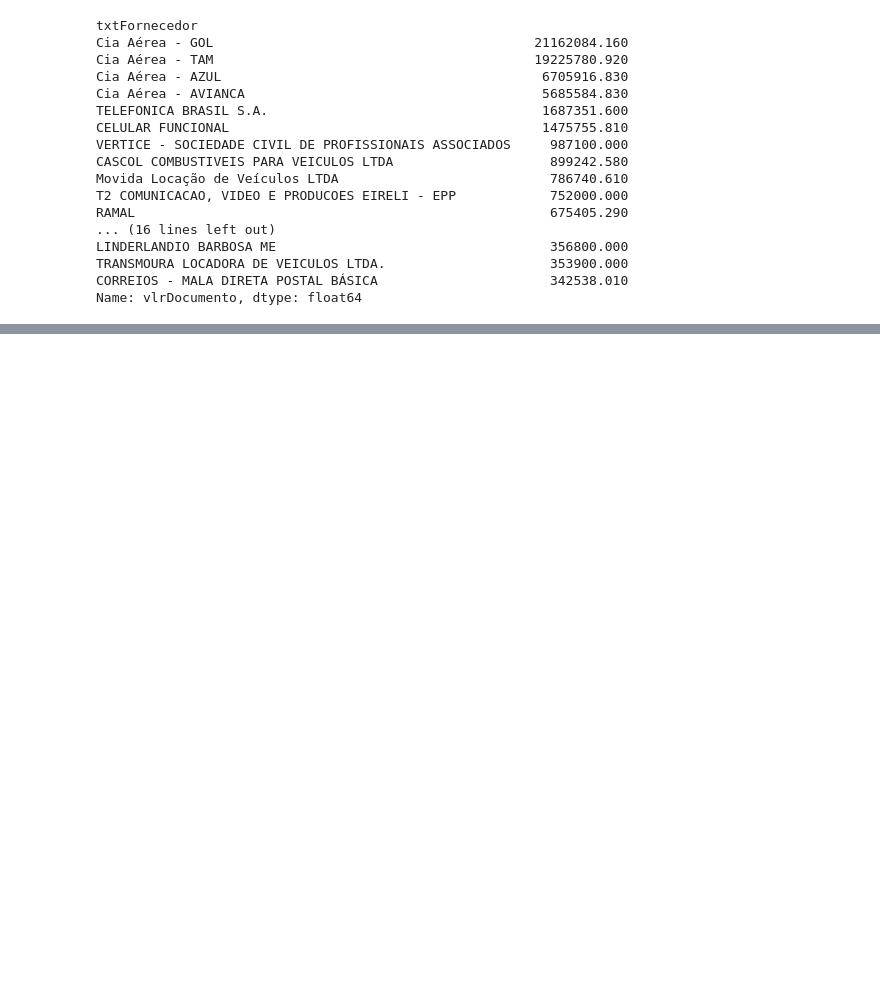
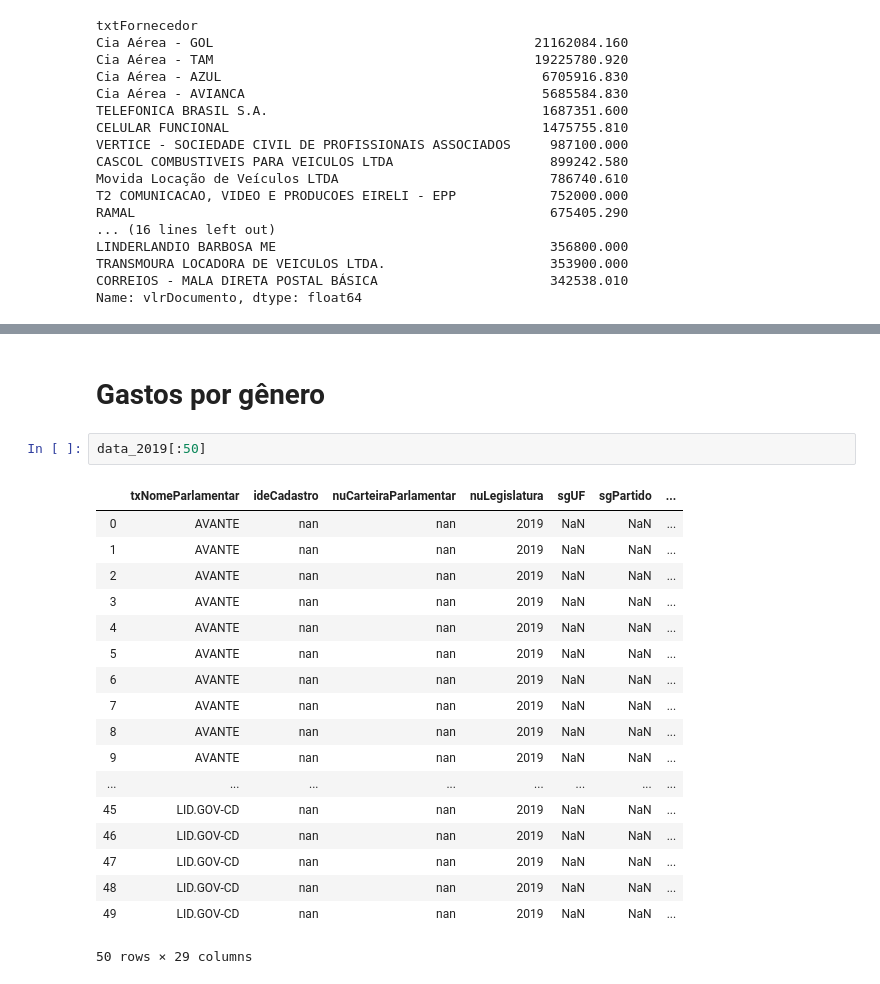
Before and after one commit to Marco87/Projects, a Jupyter notebook: Python/Semana Data Science/GastosDeputados.ipynb, the cells around one changed output, grey strips where cells are left out. Drawn from its saved outputs; the diff is of its cells as text; blank space fills up the shorter version.

```diff
--- a/Python/Semana Data Science/GastosDeputados.ipynb
+++ b/Python/Semana Data Science/GastosDeputados.ipynb
@@ -347,0 +404,23 @@ Name: vlrDocumento, dtype: float64
+# %% [markdown]
+# Gastos por gênero
+# %%
+data_2019[:50]
+# %% [output]
+|  | txNomeParlamentar | ideCadastro | nuCarteiraParlamentar | nuLegislatura | sgUF | sgPartido | ... |
+| 0 | AVANTE | nan | nan | 2019 | NaN | NaN | ... |
+| 1 | AVANTE | nan | nan | 2019 | NaN | NaN | ... |
+| 2 | AVANTE | nan | nan | 2019 | NaN | NaN | ... |
+| 3 | AVANTE | nan | nan | 2019 | NaN | NaN | ... |
+| 4 | AVANTE | nan | nan | 2019 | NaN | NaN | ... |
+| 5 | AVANTE | nan | nan | 2019 | NaN | NaN | ... |
+| 6 | AVANTE | nan | nan | 2019 | NaN | NaN | ... |
+| 7 | AVANTE | nan | nan | 2019 | NaN | NaN | ... |
+| 8 | AVANTE | nan | nan | 2019 | NaN | NaN | ... |
+| 9 | AVANTE | nan | nan | 2019 | NaN | NaN | ... |
+| ... | ... | ... | ... | ... | ... | ... | ... |
+| 45 | LID.GOV-CD | nan | nan | 2019 | NaN | NaN | ... |
+| 46 | LID.GOV-CD | nan | nan | 2019 | NaN | NaN | ... |
+| 47 | LID.GOV-CD | nan | nan | 2019 | NaN | NaN | ... |
+| 48 | LID.GOV-CD | nan | nan | 2019 | NaN | NaN | ... |
+| 49 | LID.GOV-CD | nan | nan | 2019 | NaN | NaN | ... |
+50 rows × 29 columns
```
Also changed, not shown: parts of 13 cells of this notebook, 5 other files.
